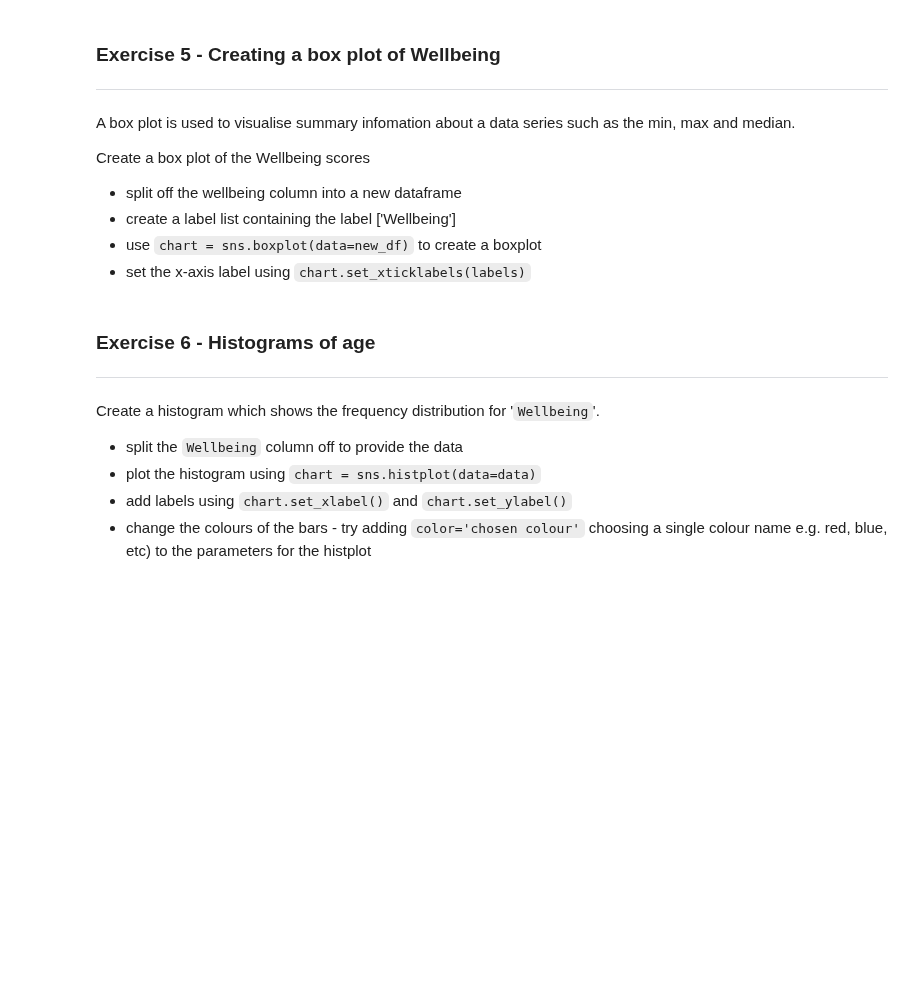
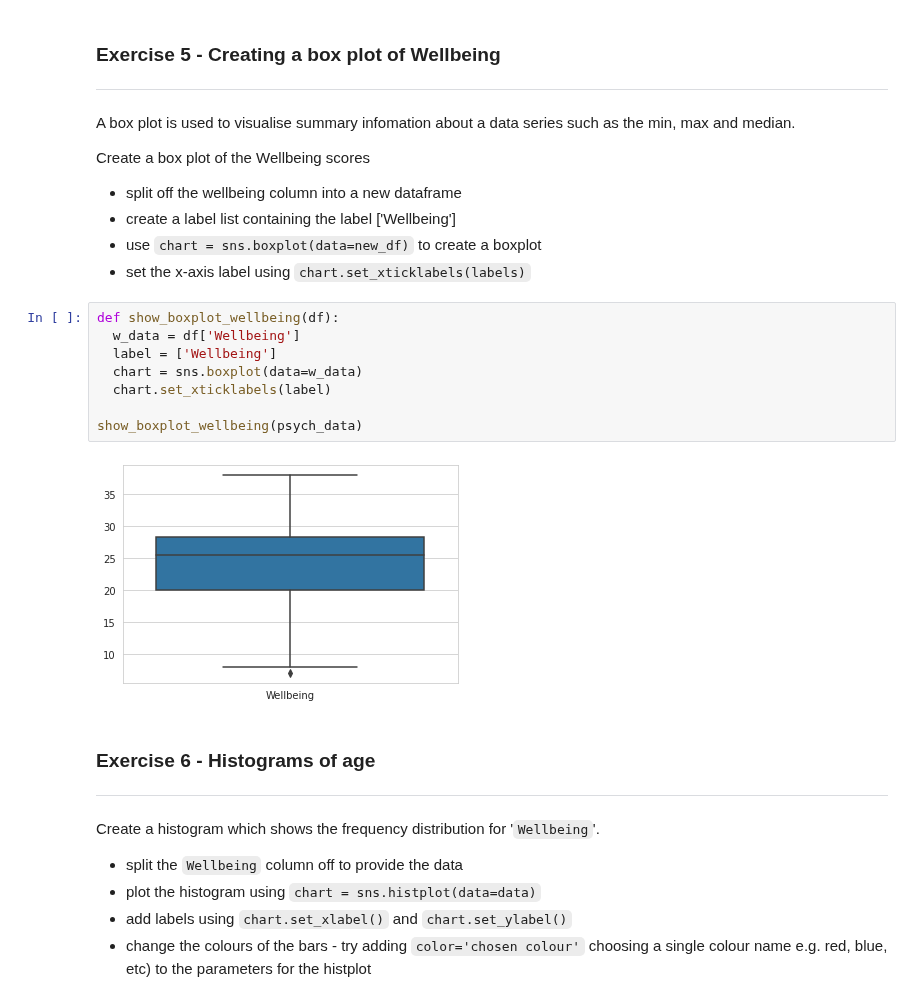
Before and after one commit to Imran-Github22/Imran-Farooqui, a Jupyter notebook: 7_2_Visualisation_with_Seaborn.ipynb, the cells around one changed output. Cells and saved outputs as stored; diff of their text form; blank space fills up the shorter version.

```diff
--- a/7_2_Visualisation_with_Seaborn.ipynb
+++ b/7_2_Visualisation_with_Seaborn.ipynb
@@ -218,6 +210,16 @@ Create a box plot of the Wellbeing scores
 *  create a label list containing the label ['Wellbeing']
 *  use `chart = sns.boxplot(data=new_df)` to create a boxplot
 *  set the x-axis label using `chart.set_xticklabels(labels)`
+# %%
+def show_boxplot_wellbeing(df):
+  w_data = df['Wellbeing']
+  label = ['Wellbeing']
+  chart = sns.boxplot(data=w_data)
+  chart.set_xticklabels(label)
+
+show_boxplot_wellbeing(psych_data)
+# %% [output]
+[figure, added]
 # %% [markdown]
 ### Exercise 6 - Histograms of  age
 ---
```
Also changed, not shown: parts of 5 cells of this notebook.
